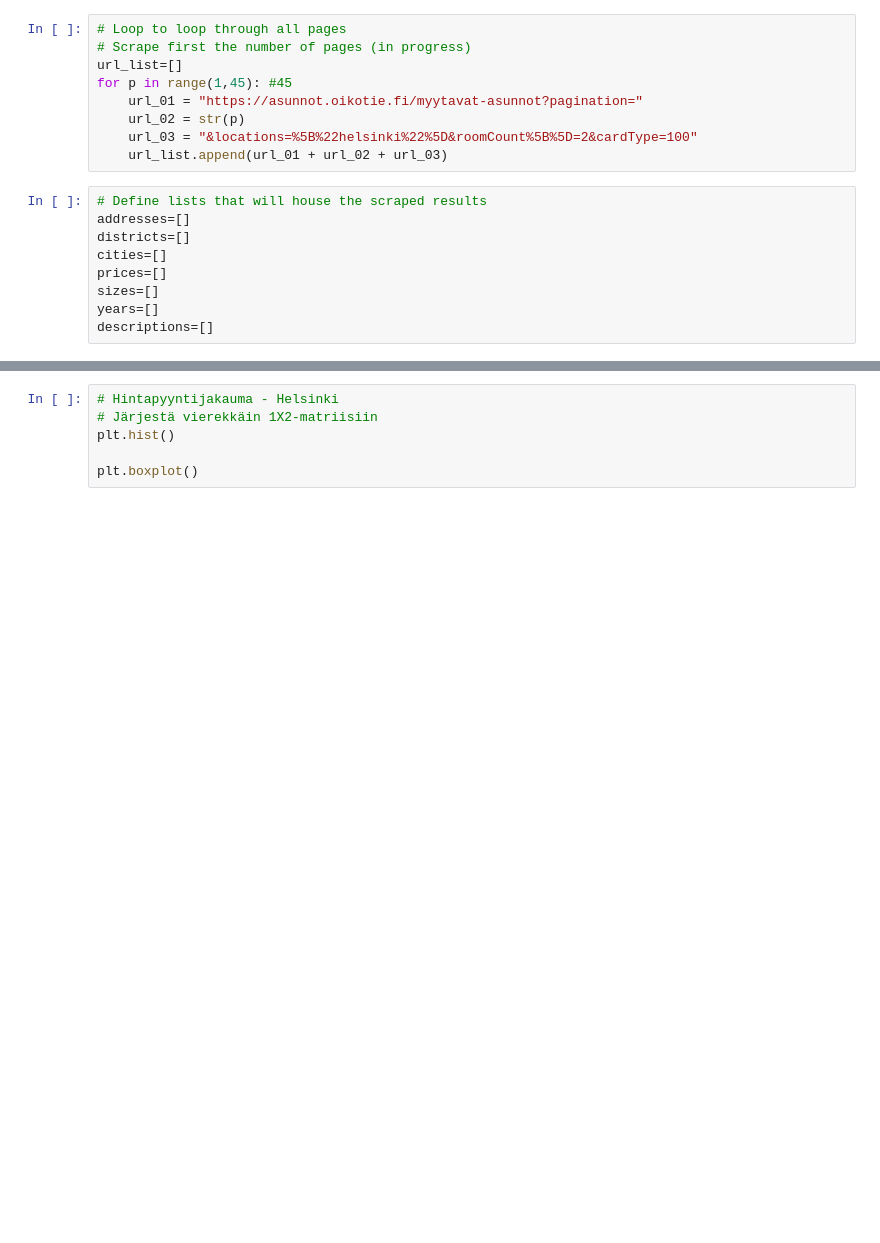
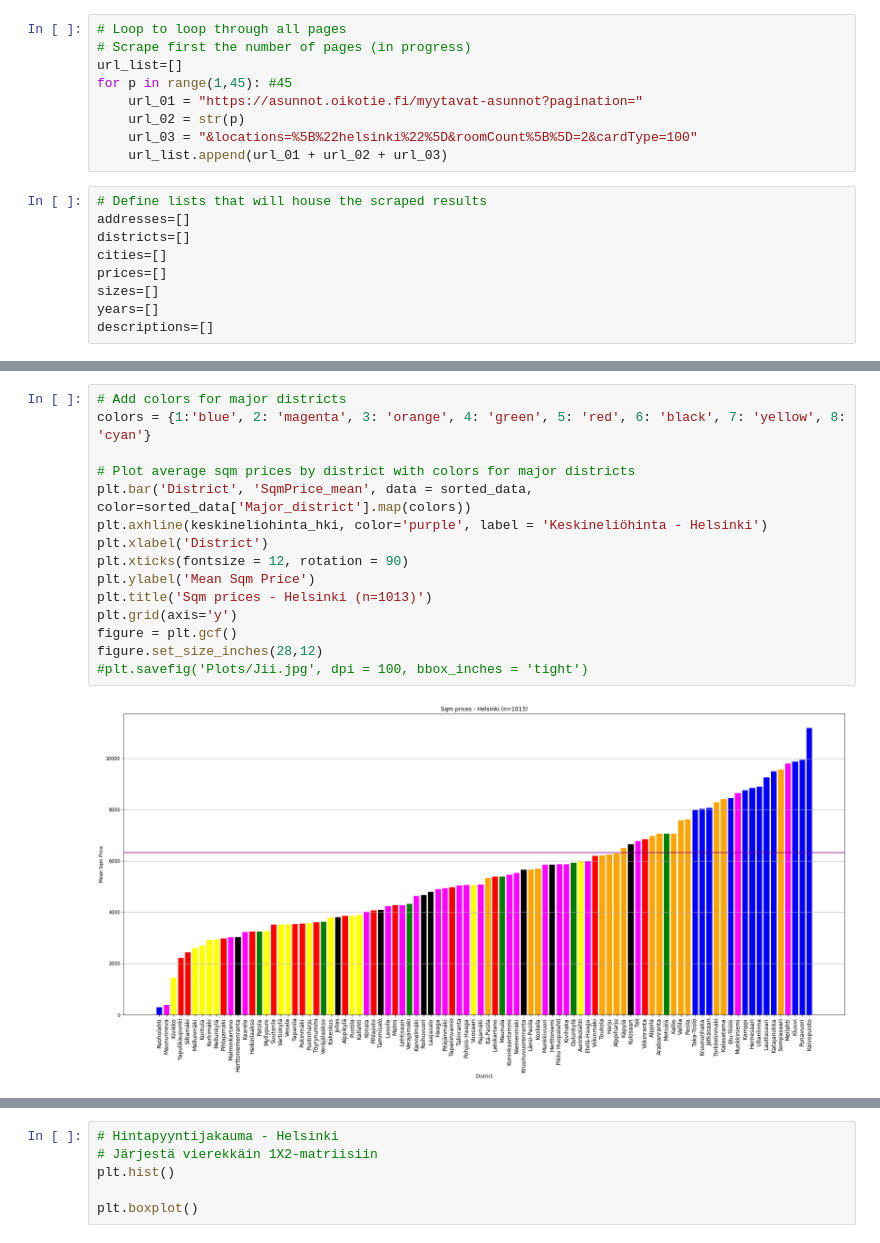
Before and after one commit to jarvijaakko/Apartment_hunting, a Jupyter notebook: Apartment_scraper.ipynb, the cells around one changed output, grey strips where cells are left out. Drawn from its saved outputs; the diff is of its cells as text; blank space fills up the shorter version.

```diff
--- a/Apartment_scraper.ipynb
+++ b/Apartment_scraper.ipynb
@@ -278,0 +225,17 @@ figure.set_size_inches(28,12)
+# %%
+# Add colors for major districts
+colors = {1:'blue', 2: 'magenta', 3: 'orange', 4: 'green', 5: 'red', 6: 'black', 7: 'yellow', 8: 'cyan'}
+
+# Plot average sqm prices by district with colors for major districts
+plt.bar('District', 'SqmPrice_mean', data = sorted_data, color=sorted_data['Major_district'].map(colors))
+plt.axhline(keskineliohinta_hki, color='purple', label = 'Keskineliöhinta - Helsinki')
+plt.xlabel('District')
+plt.xticks(fontsize = 12, rotation = 90)
+plt.ylabel('Mean Sqm Price')
+plt.title('Sqm prices - Helsinki (n=1013)')
+plt.grid(axis='y')
+figure = plt.gcf()
+figure.set_size_inches(28,12)
+#plt.savefig('Plots/Jii.jpg', dpi = 100, bbox_inches = 'tight')
+# %% [output]
+[figure, added]
```
Also changed, not shown: parts of 42 cells of this notebook.
